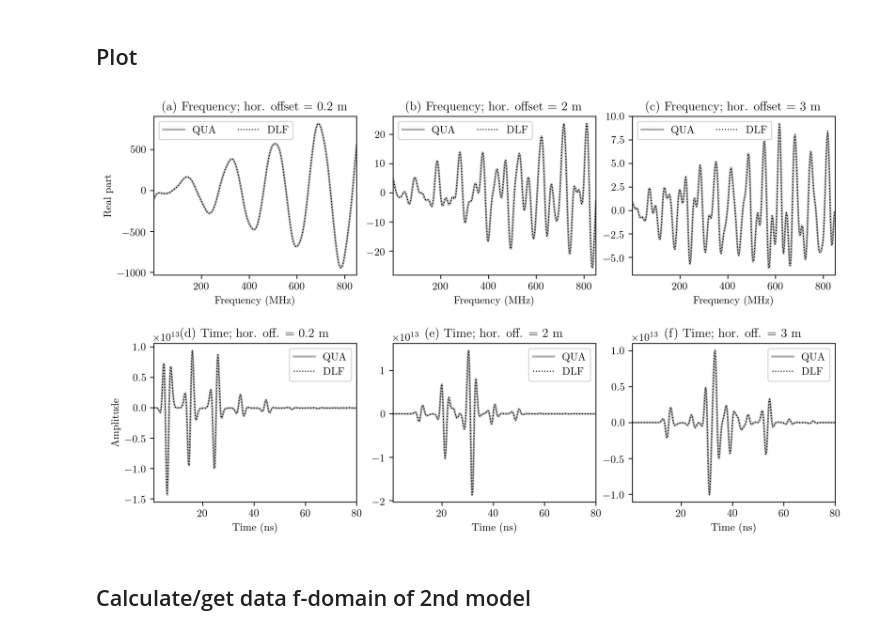
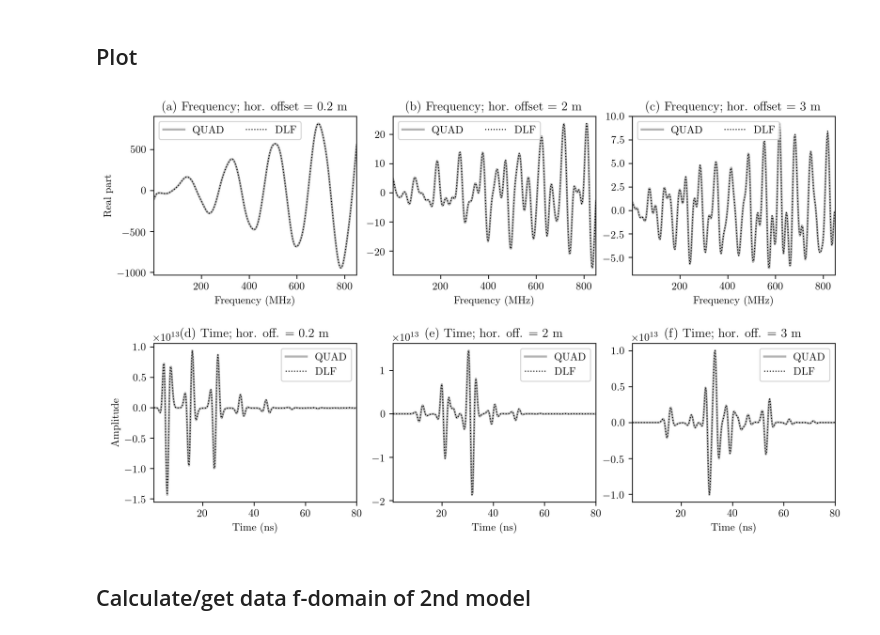
Before and after one commit to emsig/article-fdesign, a Jupyter notebook: notebooks/GPR-f-t.ipynb, the cells around one changed output. Cells and saved outputs as stored; diff of their text form; code cells hidden in the pictures.

Commit message:
Figs 7/8: QUA->QUAD

```diff
--- a/notebooks/GPR-f-t.ipynb
+++ b/notebooks/GPR-f-t.ipynb
@@ -66,7 +66,7 @@ xlim = [1, 850]
 plt.subplot(231)
 plt.title('(a) Frequency; hor. offset = 0.2 m')
 plt.ylabel('Real part')
-plt.plot(f/1e6, fgprQUA[:, 0].real, '.7', lw=2, label='QUA')
+plt.plot(f/1e6, fgprQUA[:, 0].real, '.7', lw=2, label='QUAD')
 plt.plot(f/1e6, fgprDLF[:, 0].real, 'k:', lw=1, label='DLF')
 plt.legend(ncol=2)
 plt.xlim(xlim)
@@ -75,7 +75,7 @@ plt.xlabel('Frequency (MHz)')
 # 2: x = 2 m ; Response
 plt.subplot(232)
 plt.title('(b) Frequency; hor. offset = 2 m')
-plt.plot(f/1e6, fgprQUA[:, 1].real, '.7', lw=2, label='QUA')
+plt.plot(f/1e6, fgprQUA[:, 1].real, '.7', lw=2, label='QUAD')
 plt.plot(f/1e6, fgprDLF[:, 1].real, 'k:', lw=1, label='DLF')
 plt.legend(ncol=2)
 plt.xlim(xlim)
@@ -84,7 +84,7 @@ plt.xlabel('Frequency (MHz)')
 # 3: x = 3 m ; Response
 plt.subplot(233)
 plt.title('(c) Frequency; hor. offset = 3 m')
-plt.plot(f/1e6, fgprQUA[:, 2].real, '.7', lw=2, label='QUA')
+plt.plot(f/1e6, fgprQUA[:, 2].real, '.7', lw=2, label='QUAD')
 plt.plot(f/1e6, fgprDLF[:, 2].real, 'k:', lw=1, label='DLF')
 plt.legend(ncol=2)
 plt.xlim(xlim)
@@ -98,37 +98,37 @@ xlim = [1, 80]
 plt.subplot(234)
 plt.title('(d) Time; hor. off. = 0.2 m')
 plt.ylabel('Amplitude')
-plt.plot(t*1e9, gprQUA[:, 10], '.7', lw=2, label='QUA')
+plt.plot(t*1e9, gprQUA[:, 10], '.7', lw=2, label='QUAD')
 plt.plot(t*1e9, gprDLF[:, 10], 'k:', lw=1, label='DLF')
 plt.xlabel('Time (ns)')
 plt.legend()
 plt.xlim(xlim)
 
 # 2: x = 2 m ; Response
 plt.subplot(235)
 plt.title('(e) Time; hor. off. = 2 m')
-plt.plot(t*1e9, gprQUA[:, 100], '.7', lw=2, label='QUA')
+plt.plot(t*1e9, gprQUA[:, 100], '.7', lw=2, label='QUAD')
 plt.plot(t*1e9, gprDLF[:, 100], 'k:', lw=1, label='DLF')
 plt.xlabel('Time (ns)')
 plt.legend()
 plt.xlim(xlim)
 
 # 3: x = 3 m ; Response
 plt.subplot(236)
 plt.title(r'(f) Time; hor. off. = 3 m')
-plt.plot(t*1e9, gprQUA[:, 150], '.7', lw=2, label='QUA')
+plt.plot(t*1e9, gprQUA[:, 150], '.7', lw=2, label='QUAD')
 plt.plot(t*1e9, gprDLF[:, 150], 'k:', lw=1, label='DLF')
 plt.xlabel('Time (ns)')
 plt.legend()
 plt.xlim(xlim)
 
 plt.tight_layout(h_pad=2, w_pad=.2)
 
 # Save figure and show it
 plt.savefig('../figures/ftGPR.pdf', bbox_inches='tight')
 plt.show()
 # %% [output]
-[figure, old version]
+[figure, new version]
 # %% [markdown]
 ## Calculate/get data f-domain of 2nd model
 # %%
```
Also changed, not shown: parts of 2 cells of this notebook, 3 other files.
